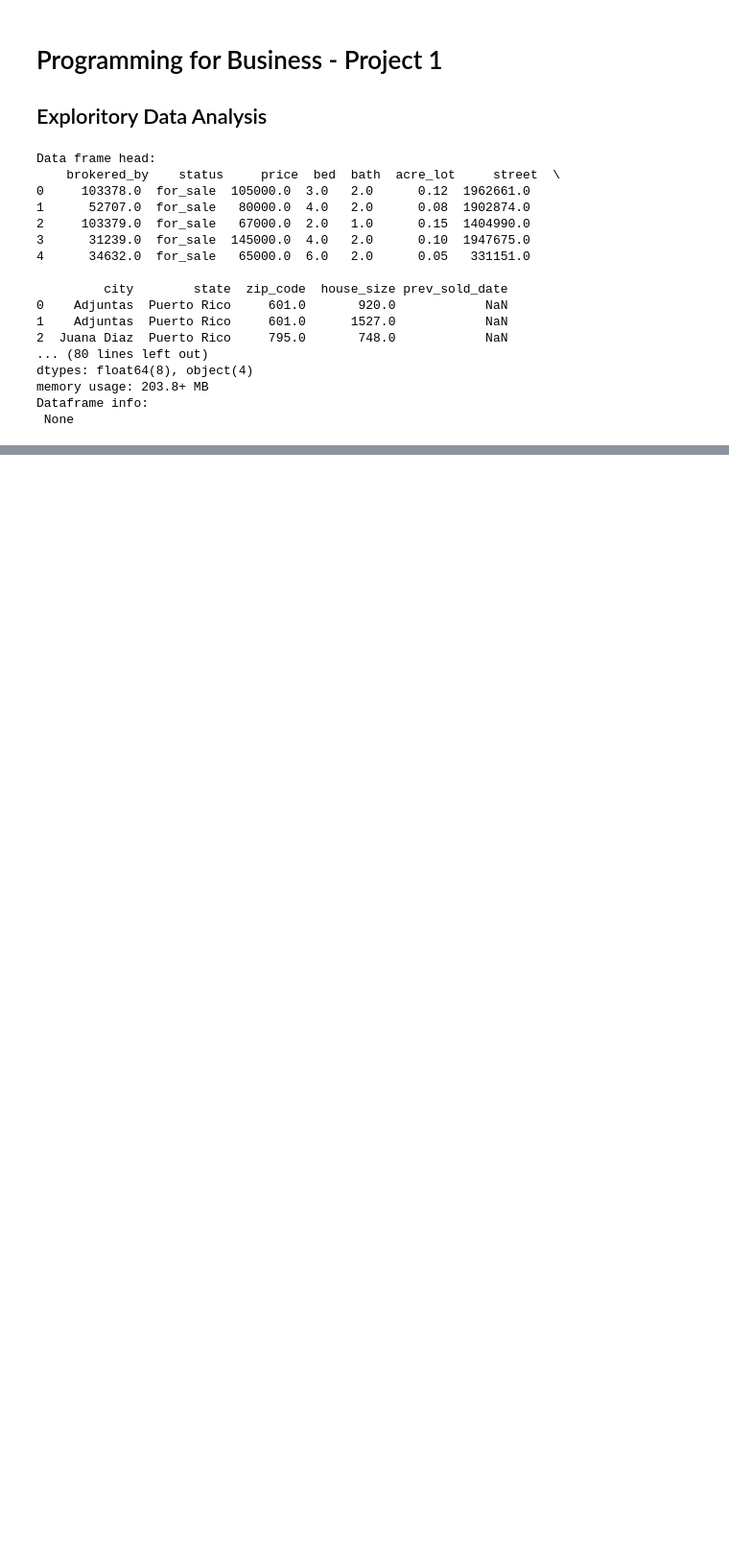
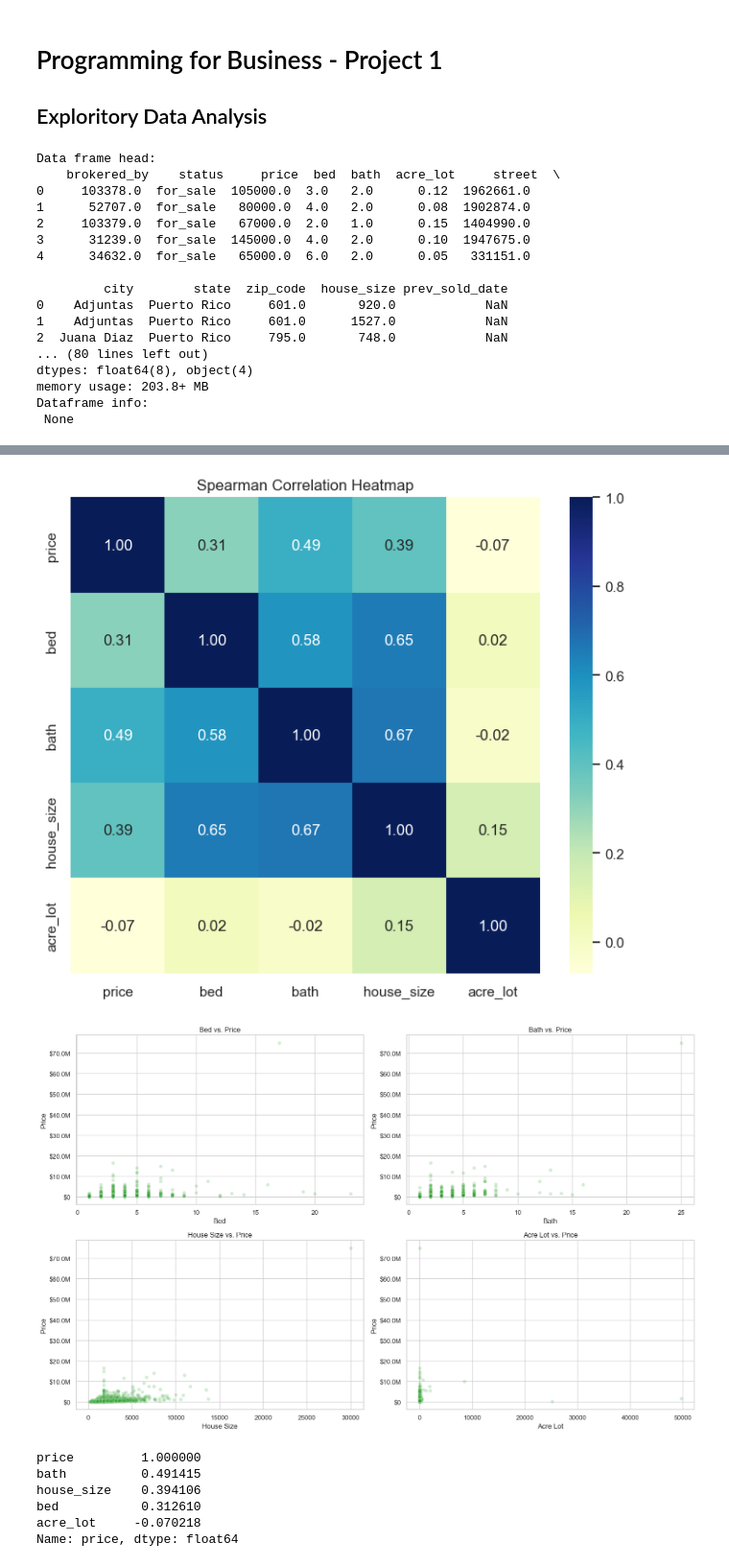
Before and after one commit to curohn/programming_for_business_project, a Jupyter notebook: main.ipynb, the cells around one changed output, grey strips where cells are left out. Shown at 96% size. Saved outputs shown, nothing was run; the diff lists cells and outputs as text; code cells hidden in the pictures; blank space fills up the shorter version.

```diff
--- a/main.ipynb
+++ b/main.ipynb
@@ -32,0 +261,45 @@ Dataframe info:
+# %%
+analysis_cols = [target_col, "bed", "bath", "house_size", "acre_lot"]
+plot_sample = processed_df[analysis_cols].dropna().sample(n=50000, random_state=42)
+
+# Correlation heatmap
+corr = plot_sample.corr(method="spearman")
+fig, ax = plt.subplots(figsize=(7, 6))
+sns.heatmap(corr, annot=True, fmt=".2f", cmap="YlGnBu", ax=ax)
+ax.set_title("Spearman Correlation Heatmap")
+plt.tight_layout()
+plt.show()
+
+# Scatter plots for each descriptive feature versus price
+scatter_sample = plot_sample.sample(5000, random_state=24)
+scatter_features = ["bed", "bath", "house_size", "acre_lot"]
+fig, axes = plt.subplots(2, 2, figsize=(16, 10))
+axes = axes.ravel()
+
+for idx, feature in enumerate(scatter_features):
+    sns.scatterplot(
+        data=scatter_sample,
+        x=feature,
+        y=target_col,
+        alpha=0.2,
+        color="#2ca02c",
+        ax=axes[idx],
+    )
+    axes[idx].set_ylabel("Price")
+    axes[idx].yaxis.set_major_formatter(FuncFormatter(currency_label))
+    axes[idx].set_xlabel(feature.replace("_", " ").title())
+    axes[idx].set_title(f"{feature.replace('_', ' ').title()} vs. Price")
+
+plt.tight_layout()
+plt.show()
+
+corr[target_col].sort_values(ascending=False)
+# %% [output]
+[figure, added]
+[figure, added]
+price         1.000000
+bath          0.491415
+house_size    0.394106
+bed           0.312610
+acre_lot     -0.070218
+Name: price, dtype: float64
```
Also changed, not shown: parts of 23 cells of this notebook, 1 other file.
